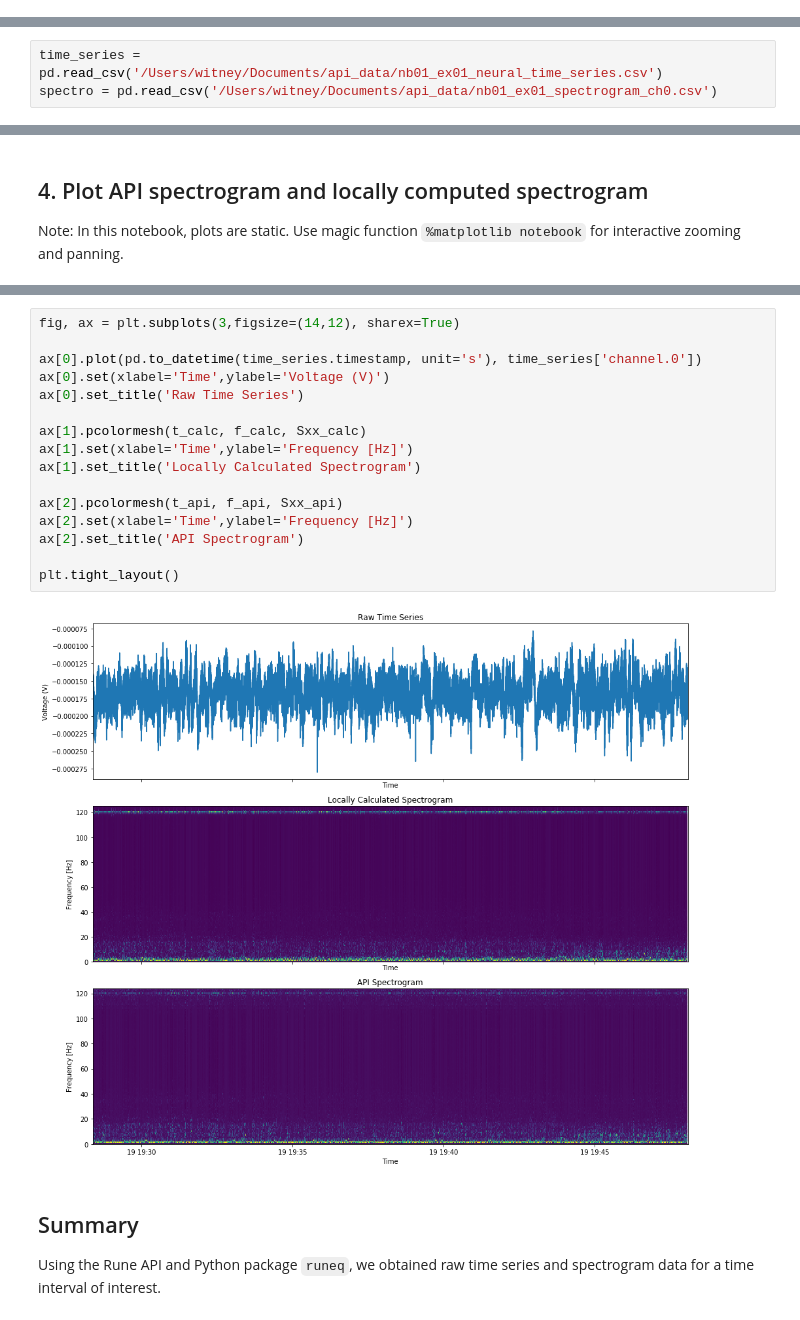
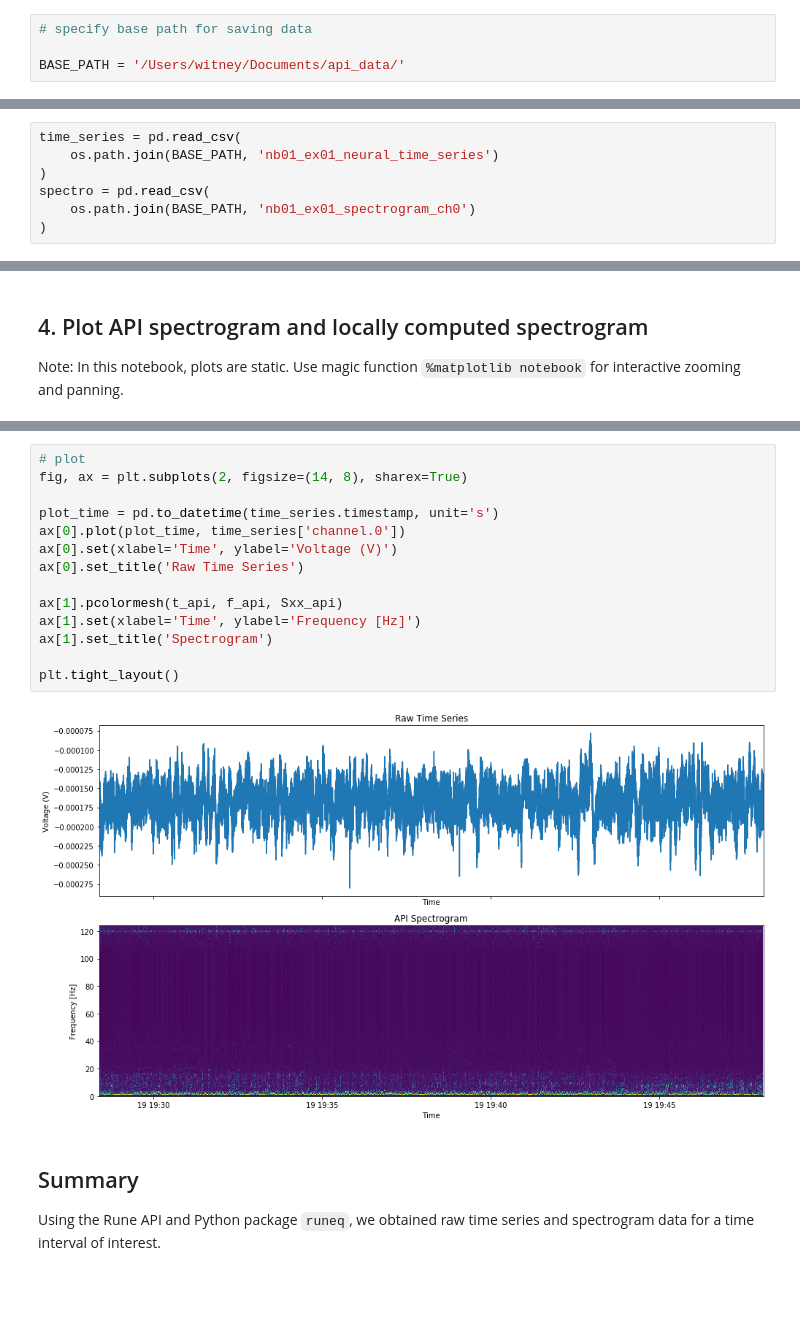
Before and after one commit to rune-labs/opensource, a Jupyter notebook: jupyter-notebook-templates/01_download_neural_data.ipynb, the cells around one changed output, grey strips where cells are left out. Cells and saved outputs as stored; diff of their text form; blank space fills up the shorter version.

```diff
--- a/jupyter-notebook-templates/01_download_neural_data.ipynb
+++ b/jupyter-notebook-templates/01_download_neural_data.ipynb
@@ -126,3 +124,7 @@ os.path.join(FULL_BASE_PATH, 'name_of_data_file')
+# %%
+# specify base path for saving data
+
+BASE_PATH = '/Users/witney/Documents/api_data/'
 # %%
 # retrieve neural time series and spectrogram data
 
@@ -133,8 +142,12 @@ spectro = get_spectrogram(client, params, '/Users/witney/Documents/api_data/nb01
 
 The functions above both save the data to CSV's and return the dataframe. If we wanted to directly load the spectrogram and time series as dataframes, we could read them with `pd.read_csv`. Here, we will load the spectrogram for channel 0, but they should be saved for all channels in the specified path with `_ch#` appended to the end of the file name. We will locally compute our own spectrogram and compare to the API output. Be sure to change the file paths below.
 # %%
-time_series = pd.read_csv('/Users/witney/Documents/api_data/nb01_ex01_neural_time_series.csv')
-spectro = pd.read_csv('/Users/witney/Documents/api_data/nb01_ex01_spectrogram_ch0.csv')
+time_series = pd.read_csv(
+    os.path.join(BASE_PATH, 'nb01_ex01_neural_time_series')
+)
+spectro = pd.read_csv(
+    os.path.join(BASE_PATH, 'nb01_ex01_spectrogram_ch0')
+)
 # %% [markdown]
 The `spectro` dataframe is organized with one frequency per column and one time point per row. `timestamp` gives the unix time stamp for the corresponding power values. If converted to date time format, note that UTC time will need to be adjusted to the appropriate time zone.
 # %%
@@ -211,21 +206,19 @@ Note: In this notebook, plots are static. Use magic function `%matplotlib notebo
 # %%
-fig, ax = plt.subplots(3,figsize=(14,12), sharex=True)
+# plot
+fig, ax = plt.subplots(2, figsize=(14, 8), sharex=True)
 
-ax[0].plot(pd.to_datetime(time_series.timestamp, unit='s'), time_series['channel.0'])
-ax[0].set(xlabel='Time',ylabel='Voltage (V)')
+plot_time = pd.to_datetime(time_series.timestamp, unit='s')
+ax[0].plot(plot_time, time_series['channel.0'])
+ax[0].set(xlabel='Time', ylabel='Voltage (V)')
 ax[0].set_title('Raw Time Series')
 
-ax[1].pcolormesh(t_calc, f_calc, Sxx_calc)
-ax[1].set(xlabel='Time',ylabel='Frequency [Hz]')
-ax[1].set_title('Locally Calculated Spectrogram')
-
-ax[2].pcolormesh(t_api, f_api, Sxx_api)
-ax[2].set(xlabel='Time',ylabel='Frequency [Hz]')
-ax[2].set_title('API Spectrogram')
+ax[1].pcolormesh(t_api, f_api, Sxx_api)
+ax[1].set(xlabel='Time', ylabel='Frequency [Hz]')
+ax[1].set_title('Spectrogram')
 
 plt.tight_layout()
 # %% [output]
-[figure, old version]
+[figure, new version]
 # %% [markdown]
 ## Summary
 
```
Also changed, not shown: parts of 10 cells of this notebook, 6 other files.
